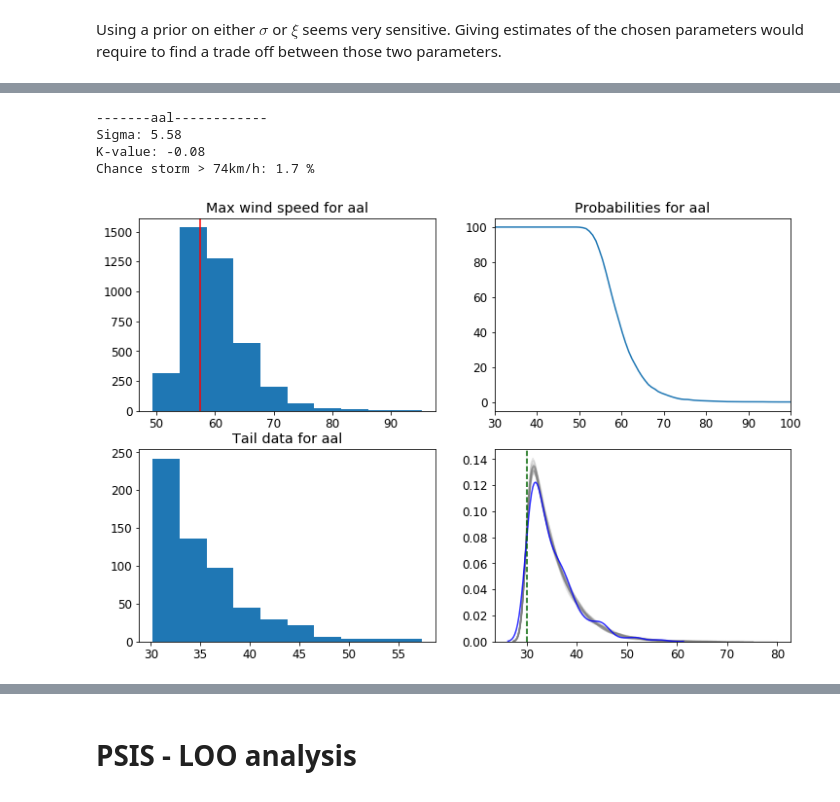
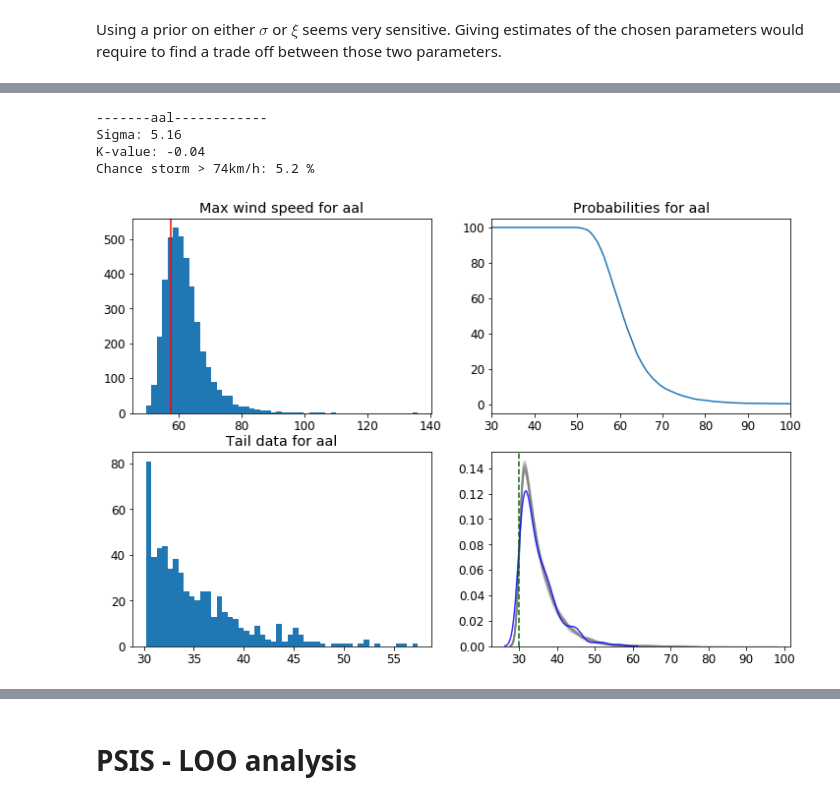
Before and after one commit to FelixBoelle/BDA-project, a Jupyter notebook: BDA-extremeWindDenmark.ipynb, the cells around one changed output, grey strips where cells are left out. Drawn from its saved outputs; the diff is of its cells as text; code cells hidden in the pictures.

```diff
--- a/BDA-extremeWindDenmark.ipynb
+++ b/BDA-extremeWindDenmark.ipynb
@@ -64,7 +68,7 @@ tail_bool = wind_data > tail_cutoff
 tail_data = wind_data[tail_bool]
 
 # visualize fit to GPD distribution
-fig, axes = plt.subplots(nrows = 1,ncols = 2, figsize = (16,3))
+fig, axes = plt.subplots(nrows = 1,ncols = 2, figsize = (16,4))
 
 qqp = sm.ProbPlot(tail_data - 30, stats.genpareto , fit= True)
 qqp.qqplot(line='45',ax = axes[0])
@@ -140,0 +188,2 @@ The separate model is run five times for each different city.
+# %%
+model_hier = stan_utility.compile_model('wind_sep.stan')
@@ -141,54 +195,26 @@ The separate model is run five times for each different city.
+# %%
+fit_hier = model_hier.sampling(data=data, seed = 12863)
+samples_hier = fit_hier.extract(permuted = True)
 # %%
-city_name_end = ['cop','aar','aal','ode','esb']
+# show some results
+yrep_hier = samples_hier['yrep']
 for i,my_city in enumerate(city_name_end):
-    wind_data = np.load('winddata'+my_city+'.npy')
-    # Remove the missing data points (current '-1' values) and convert to float
-    ii = np.where(wind_data != '-1')
-    wind_data = wind_data[ii]
-    wind_data = np.array(wind_data, dtype= 'float64')
-
-    # now prepare model input
-    predicted_speeds = [40]
-    predicted_speeds = np.array(predicted_speeds)
-    tail_bool = wind_data > tail_cutoff
-    tail_data = wind_data[tail_bool]
-    N = len(tail_data)
-
-    data = dict(
-                N = N,
-                ymin = tail_cutoff,
-                y = tail_data,   # observations
-                Nt = len(predicted_speeds),
-                yt = predicted_speeds
-                    )
-
-    # fit the model
-    fit = model.sampling(data=data, seed=194838)
-    samples = fit.extract(permuted=True)
-    sigma = np.mean(samples['sigma'])
-    k = np.mean(samples['k'])
-
-    if i == 0:
-        log_like = fit.extract()['log_lik']
-    else:
-        log_like = np.concatenate((log_like,fit.extract()['log_lik']),axis = 1)
-
-    print('-------{0}------------'.format(city_name_end[i]))
-    print('Sigma: {:.2f}'.format(sigma))
-    print('K-value: {:.2f}'.format(k))
-    print('Chance storm > 74km/h: {0} %'.format(100*len([i for i in np.max(samples['yrep'],axis = 1) if i > 74])/len(samples['yrep'])))
+    print('-------{0}------------'.format(my_city))
+    print('Sigma: {:.2f}'.format(np.mean(samples_hier['sigma'][:,i])))
+    print('K-value: {:.2f}'.format(np.mean(samples_hier['k'][:,i])))
+    print('Chance storm > 74km/h: {0} %'.format(100*len([i for i in np.max(yrep_hier[:,dstart[i]:dend[i]],axis = 1) if i > 74])/len(yrep_hier[:,dstart[i]:dend[i]])))
 
     # also visualize some
     fig,axes = plt.subplots(nrows = 2, ncols = 2, figsize=(12,8))
     ax = axes[0,0]
-    ax.hist(np.max(samples['yrep'],axis = 1))
-    ax.axvline(x = max(tail_data), color = 'red', label = 'max y')
+    ax.hist(np.max(yrep_hier[:,dstart[i]:dend[i]],axis = 1), bins = 50)
+    ax.axvline(x = max(tail_data[dstart[i]:dend[i]]), color = 'red', label = 'max y')
     ax.set_title('Max wind speed for {0}'.format(my_city))
     ax = axes[0,1]
     xnew = np.linspace(tail_cutoff,184,200)
     ynew = list()
     for xn in xnew:
-        ynew.append(100*len([i for i in np.max(samples['yrep'],axis = 1) if i > xn])/len(samples['yrep']))
+        ynew.append(100*len([p for p in np.max(yrep_hier[:,dstart[i]:dend[i]],axis = 1) if p > xn])/len(yrep_hier[:,dstart[i]:dend[i]]))
     ax.plot(xnew,ynew)
     ax.set_xlim([30,100])
     #qqp = sm.ProbPlot(tail_data - tail_cutoff, stats.genpareto , fit= True)
@@ -197,18 +223,18 @@ for i,my_city in enumerate(city_name_end):
     #ax.hist(samples['yrep'][0])
     ax.set_title('Probabilities for {0}'.format(my_city))
     ax = axes[1,0]
-    ax.hist(tail_data)
+    ax.hist(tail_data[dstart[i]:dend[i]], bins = 50)
     ax.set_title('Tail data for {0}'.format(my_city))
     ax = axes[1,1]
-    for i in range(0,20):
-        sigma_draws = samples['sigma'][i:i+1]
-        k_draws = samples['k'][i:i+1]
-        sns.kdeplot(samples['yrep'][:,i], alpha = 0.2, color="gray")
-    sigma_mean = np.mean(samples['sigma'])
-    k_mean = np.mean(samples['k'])
+    for draw in range(0,20):
+        sigma_draws = samples_hier['sigma'][draw:draw+1,i]
+        k_draws = samples_hier['k'][draw:draw+1,i]
+        sns.kdeplot(samples_hier['yrep'][:,dstart[i] + draw], alpha = 0.2, color="gray")
+    sigma_mean = np.mean(samples_hier['sigma'][:,i])
+    k_mean = np.mean(samples_hier['k'][:,i])
     #y = gpareto_pdf(x,tail_cutoff, sigma_mean, k_mean)
     #ax.plot((x),(y),'k',linewidth = 4, label = 'gp_pdf(mean sigma, mean k)')
-    sns.kdeplot(tail_data, alpha = 0.8, color="blue")
+    sns.kdeplot(tail_data[dstart[i]:dend[i]], alpha = 0.8, color="blue")
     ax.axvline(x = (tail_cutoff), color = 'darkgreen',linestyle = 'dashed', label = 'cutoff')
     plt.show()
 # %% [output]
@@ -225,6 +251,6 @@ Chance storm > 74km/h: 94.6 %
 -------aal------------
-Sigma: 5.58
-K-value: -0.08
-Chance storm > 74km/h: 1.7 %
+Sigma: 5.16
+K-value: -0.04
+Chance storm > 74km/h: 5.2 %
-[figure, old version]
+[figure, new version]
 -------ode------------
```
Also changed, not shown: parts of 23 cells of this notebook.
